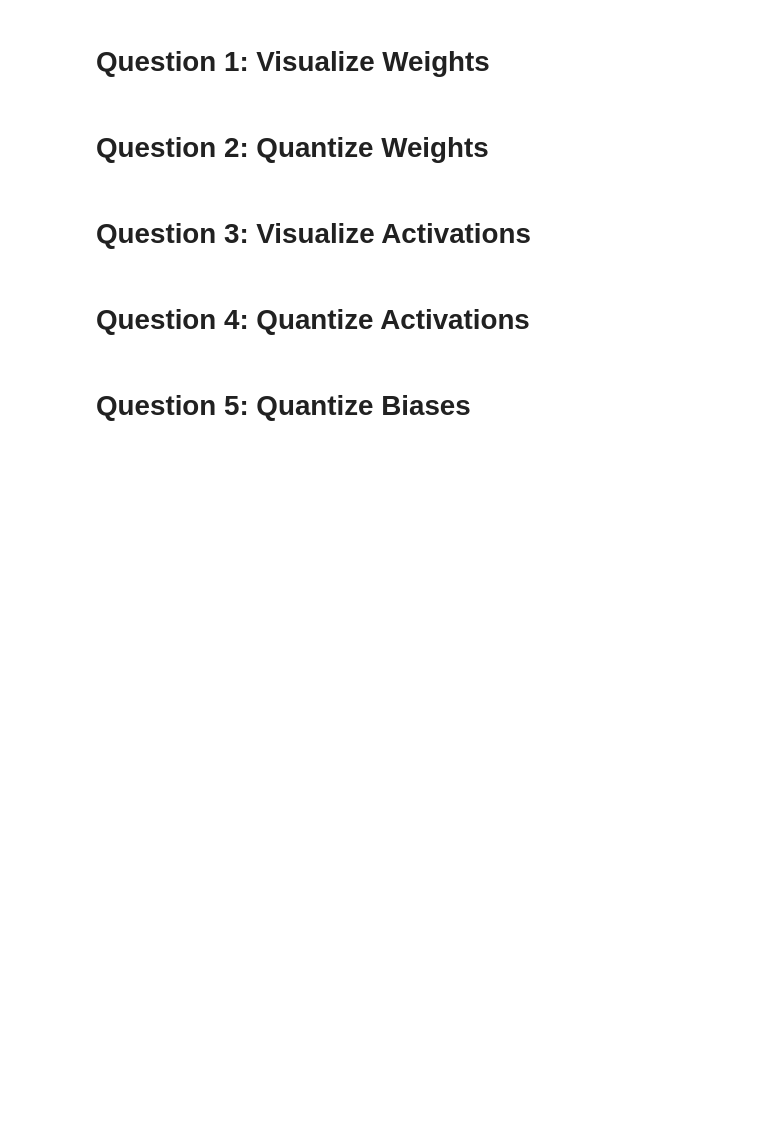
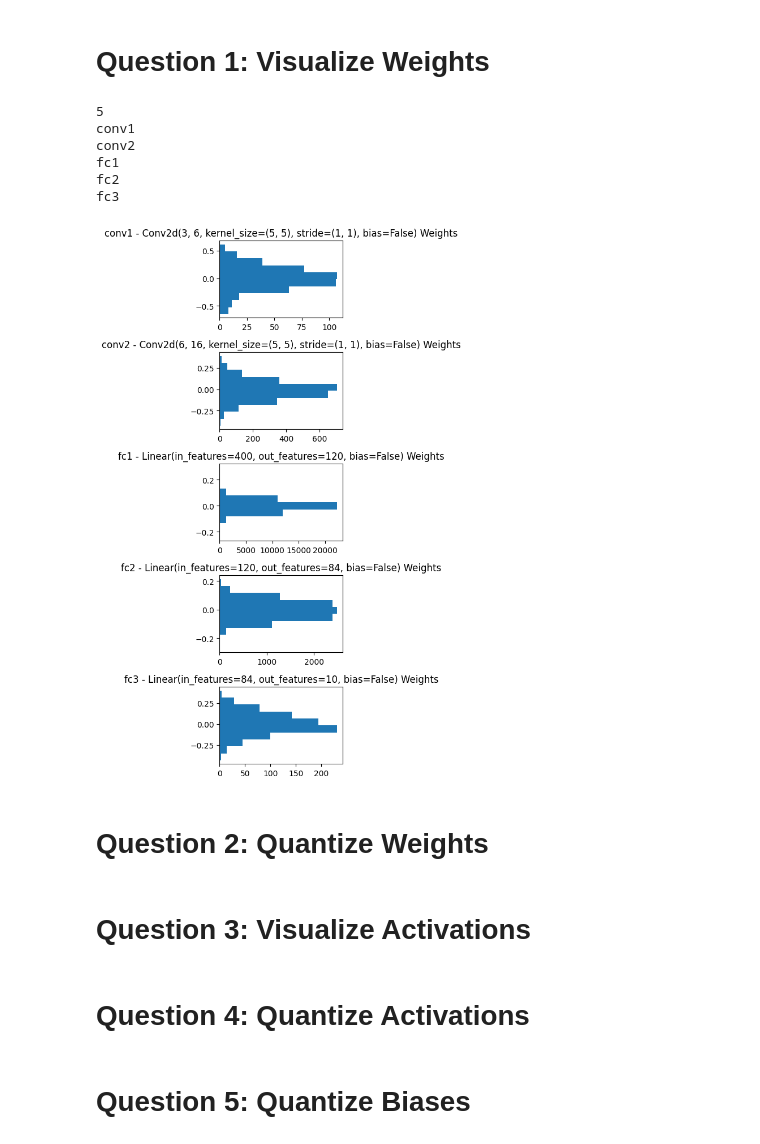
Before and after one commit to tmmunroe/quantization-example, a Jupyter notebook: HPML_HWK5_Quantization.ipynb, the cells around one changed output. Saved outputs shown, nothing was run; the diff lists cells and outputs as text; code cells hidden in the pictures; blank space fills up the shorter version.

Commit message:
add layer weights visualizations

```diff
--- a/HPML_HWK5_Quantization.ipynb
+++ b/HPML_HWK5_Quantization.ipynb
@@ -155,9 +176,41 @@ import numpy as np
 # %%
 # ADD YOUR CODE HERE to plot distributions of weights
 
 # You can get a flattened vector of the weights of fc1 like this:
 #   fc1_weights = net.fc1.weight.data.cpu().view(-1)
 # Try plotting a histogram of fc1_weights (and the weights of all the other layers as well)
+
+
+# A convenience function which we use to copy CNNs
+def plot_model_weights(model: nn.Module) -> nn.Module:
+    layer_count = len([c for c in model.children() if isinstance(c, (nn.Conv2d, nn.Linear))])
+    print(layer_count)
+
+    fig, axes = plt.subplots(nrows=layer_count, figsize=(3,10))
+    named_children = [(n, c) for n, c in model.named_children() if isinstance(c, (nn.Conv2d, nn.Linear))]
+    for (name, layer), ax in zip(named_children, axes):
+        print(name)
+        if not isinstance(layer, (nn.Conv2d, nn.Linear)):
+            continue
+        weights = layer.weight.data.cpu().view(-1)
+        ax.hist(
+            weights,
+            orientation='horizontal'
+        )
+        ax.set_title(f'{name} - {str(layer)} Weights')
+
+    fig.set_tight_layout(True)
+
+
+plot_model_weights(net)
+# %% [output]
+5
+conv1
+conv2
+fc1
+fc2
+fc3
+[figure, added]
 # %% [markdown]
 # Question 2: Quantize Weights
 # %%
```
Also changed, not shown: parts of 4 cells of this notebook.
